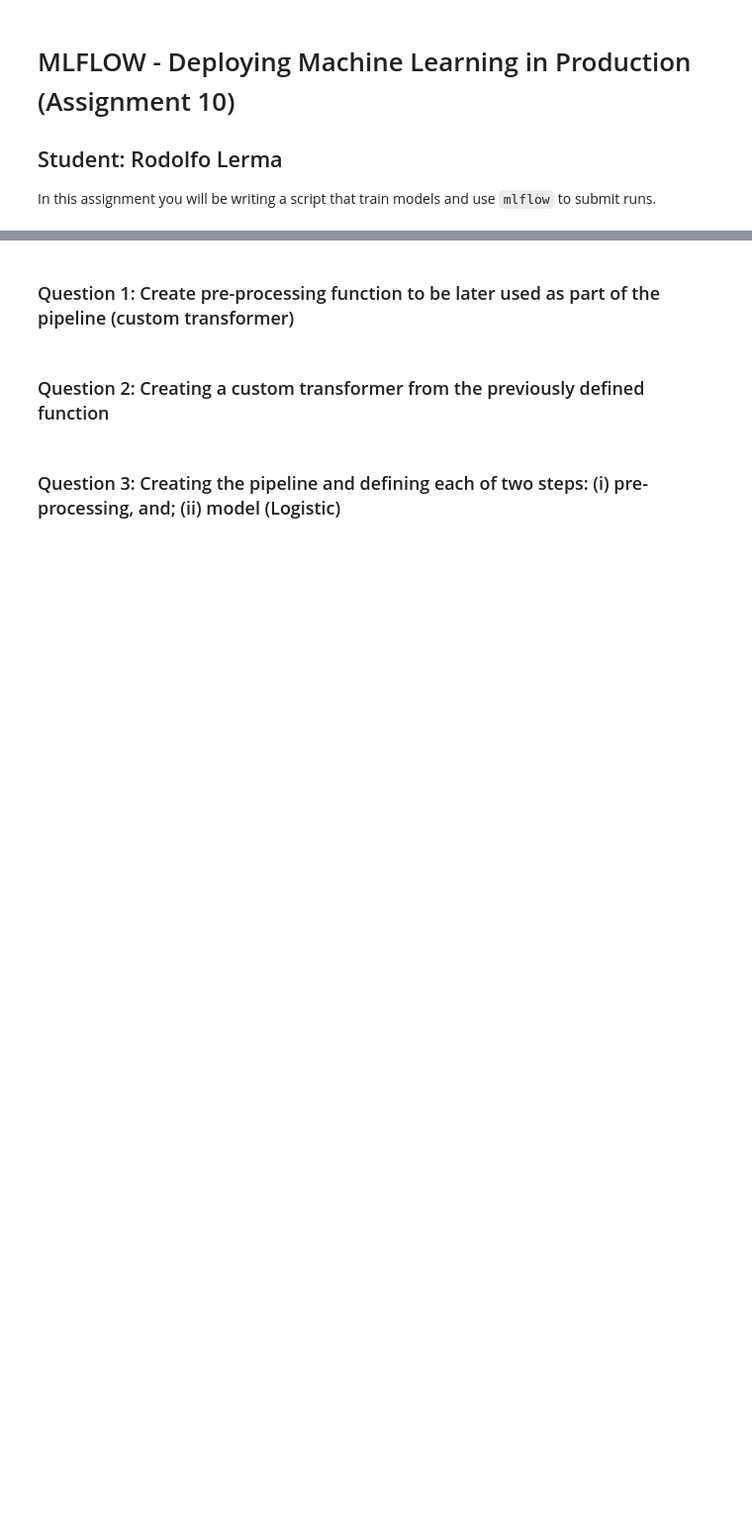
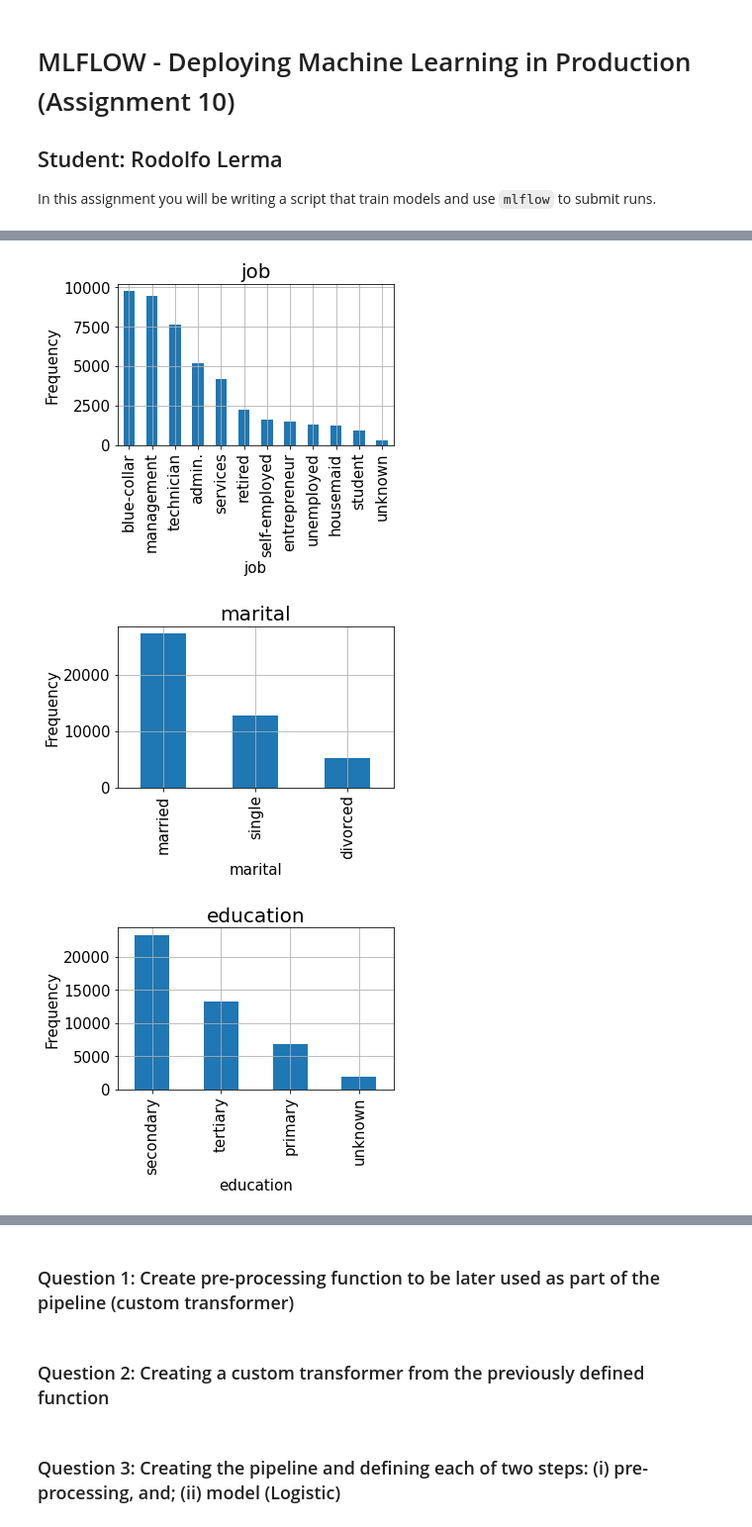
Before and after one commit to rodolfolermacontreras/ML_2_Assignment_10, a Jupyter notebook: MLEARN530-Lesson10-RodolfoLerma.ipynb, the cells around one changed output, grey strips where cells are left out. Shown at 99% size. Cells and saved outputs as stored; diff of their text form; code cells hidden in the pictures; blank space fills up the shorter version.

```diff
--- a/MLEARN530-Lesson10-RodolfoLerma.ipynb
+++ b/MLEARN530-Lesson10-RodolfoLerma.ipynb
@@ -48,0 +121,15 @@ X_test = X_test.reset_index(drop = True)
+# %%
+categorical = ['job','marital','education','default','housing','loan','contact','month', 'poutcome']
+for i in categorical:
+    bank.loc[:,i].value_counts().plot(kind='bar',figsize = (5,3))
+    plt.xlabel(i, fontsize = 15)
+    plt.ylabel('Frequency',fontsize = 15)
+    plt.title(i, fontsize = 20)
+    plt.tick_params(axis="x", labelsize=15)
+    plt.tick_params(axis="y", labelsize=15)
+    plt.grid(True)
+    plt.show()
+# %% [output]
+[figure, added]
+[figure, added]
+[figure, added]
```
Also changed, not shown: parts of 27 cells of this notebook.
